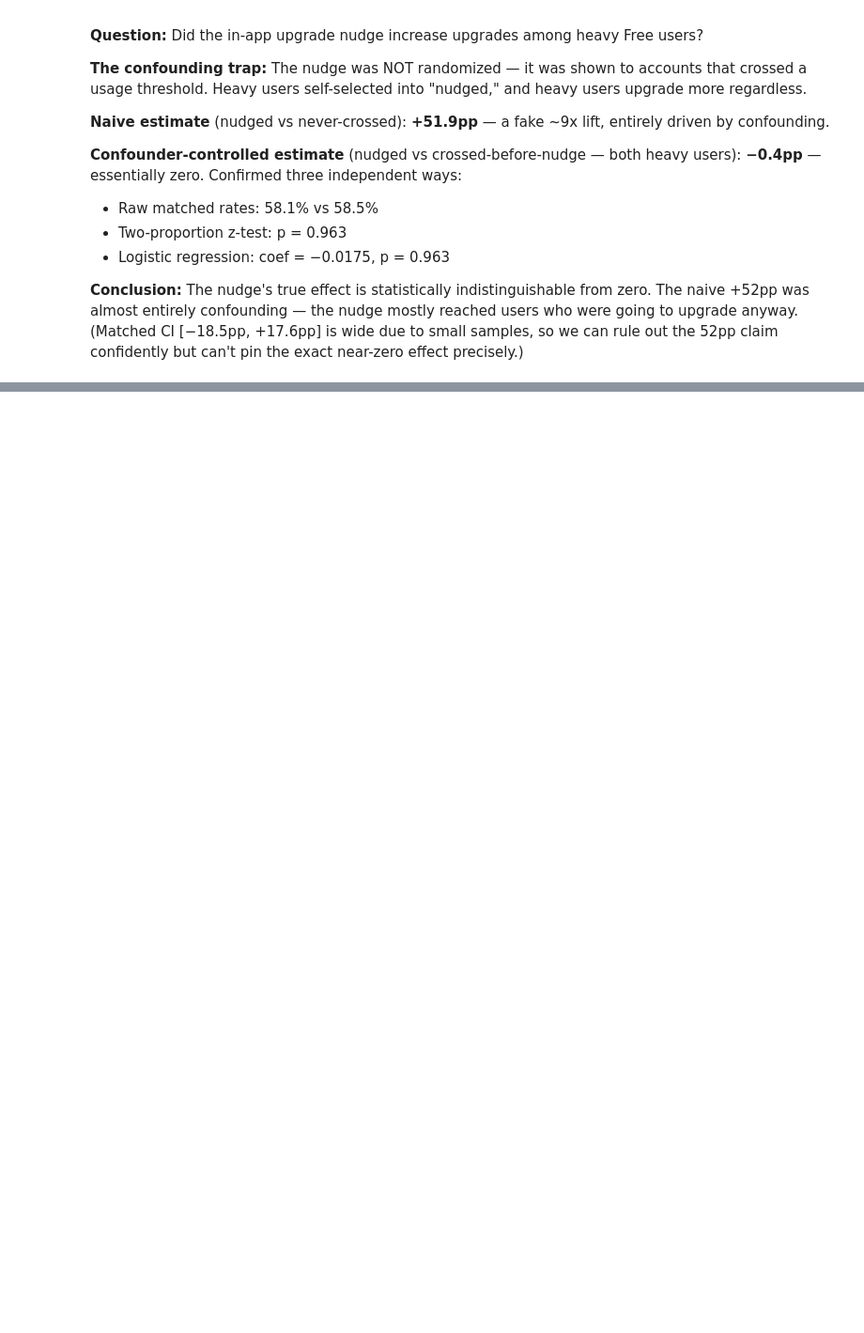
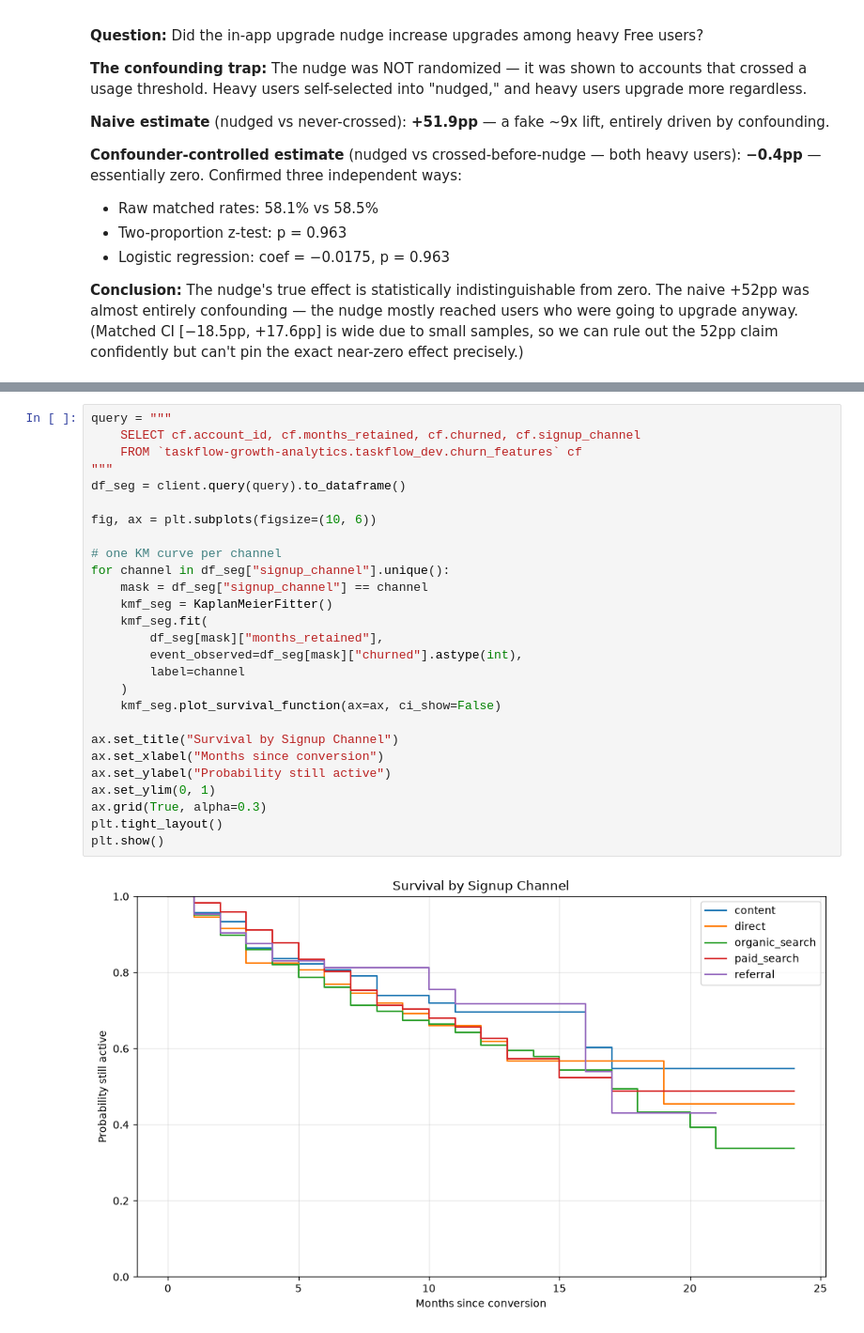
Before and after one commit to ash-philip/taskflow-growth-analytics, a Jupyter notebook: notebooks/phase4_experiments.ipynb, the cells around one changed output, grey strips where cells are left out. Shown at 94% size. Drawn from its saved outputs; the diff is of its cells as text; blank space fills up the shorter version.

```diff
--- a/notebooks/phase4_experiments.ipynb
+++ b/notebooks/phase4_experiments.ipynb
@@ -322,0 +539,29 @@ nudged_flag    -0.0175      0.379     -0.046      0.963      -0.761       0.726
+# %%
+query = """
+    SELECT cf.account_id, cf.months_retained, cf.churned, cf.signup_channel
+    FROM `taskflow-growth-analytics.taskflow_dev.churn_features` cf
+"""
+df_seg = client.query(query).to_dataframe()
+
+fig, ax = plt.subplots(figsize=(10, 6))
+
+# one KM curve per channel
+for channel in df_seg["signup_channel"].unique():
+    mask = df_seg["signup_channel"] == channel
+    kmf_seg = KaplanMeierFitter()
+    kmf_seg.fit(
+        df_seg[mask]["months_retained"],
+        event_observed=df_seg[mask]["churned"].astype(int),
+        label=channel
+    )
+    kmf_seg.plot_survival_function(ax=ax, ci_show=False)
+
+ax.set_title("Survival by Signup Channel")
+ax.set_xlabel("Months since conversion")
+ax.set_ylabel("Probability still active")
+ax.set_ylim(0, 1)
+ax.grid(True, alpha=0.3)
+plt.tight_layout()
+plt.show()
+# %% [output]
+[figure, added]
```
Also changed, not shown: parts of 13 cells of this notebook, 2 other files.
